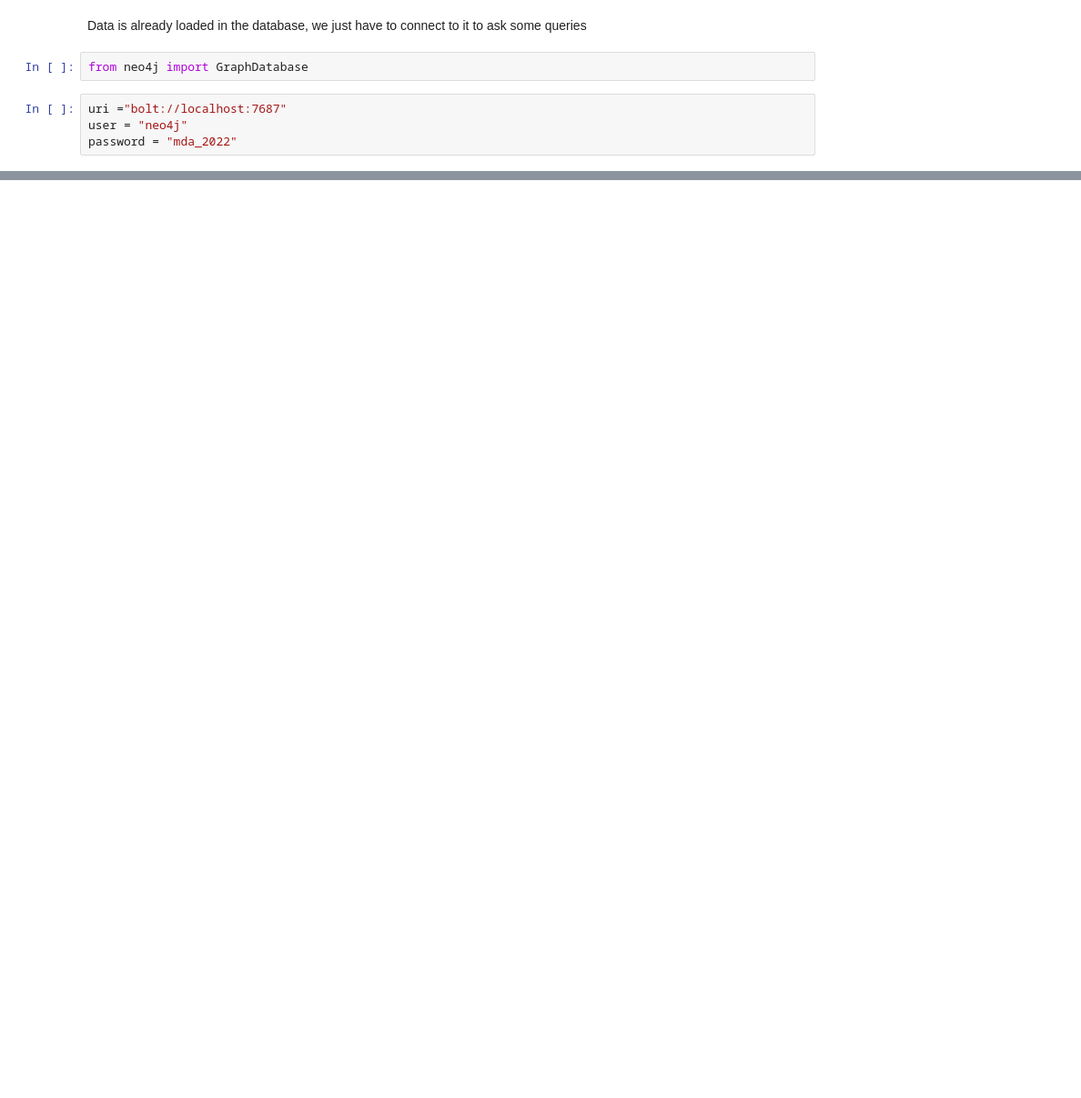
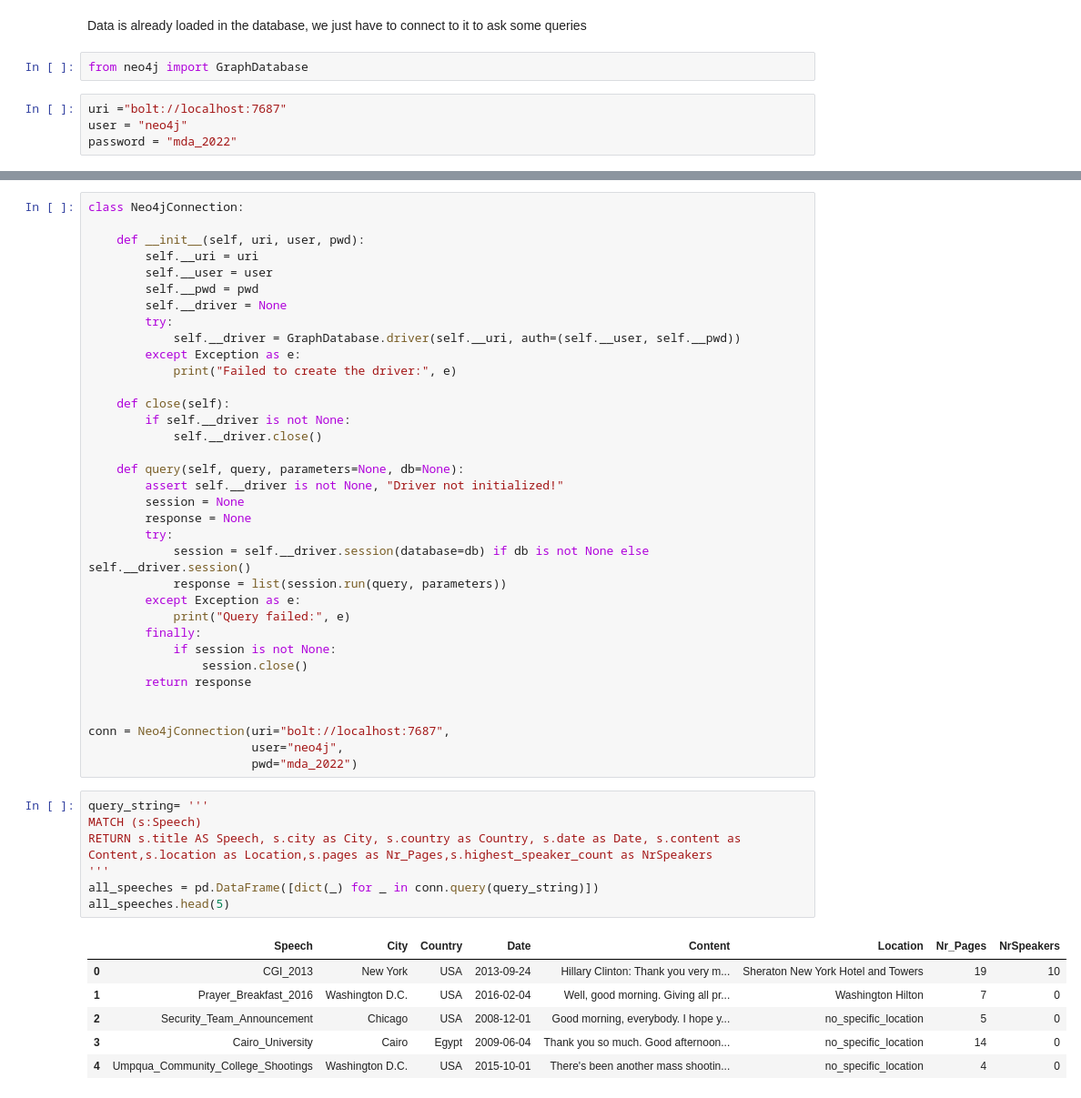
Before and after one commit to jfsalcedo10/mda-kuwait, a Jupyter notebook: notebooks/Neo4J.ipynb, the cells around one changed output, grey strips where cells are left out. Shown at 91% size. Saved outputs shown, nothing was run; the diff lists cells and outputs as text; blank space fills up the shorter version.

```diff
--- a/notebooks/Neo4J.ipynb
+++ b/notebooks/Neo4J.ipynb
@@ -73,0 +52,49 @@ pd.DataFrame(names)
+# %%
+class Neo4jConnection:
+
+    def __init__(self, uri, user, pwd):
+        self.__uri = uri
+        self.__user = user
+        self.__pwd = pwd
+        self.__driver = None
+        try:
+            self.__driver = GraphDatabase.driver(self.__uri, auth=(self.__user, self.__pwd))
+        except Exception as e:
+            print("Failed to create the driver:", e)
+
+    def close(self):
+        if self.__driver is not None:
+            self.__driver.close()
+
+    def query(self, query, parameters=None, db=None):
+        assert self.__driver is not None, "Driver not initialized!"
+        session = None
+        response = None
+        try:
+            session = self.__driver.session(database=db) if db is not None else self.__driver.session()
+            response = list(session.run(query, parameters))
+        except Exception as e:
+            print("Query failed:", e)
+        finally:
+            if session is not None:
+                session.close()
+        return response
+
+
+conn = Neo4jConnection(uri="bolt://localhost:7687",
+                       user="neo4j",
+                       pwd="mda_2022")
+# %%
+query_string= '''
+MATCH (s:Speech)
+RETURN s.title AS Speech, s.city as City, s.country as Country, s.date as Date, s.content as Content,s.location as Location,s.pages as Nr_Pages,s.highest_speaker_count as NrSpeakers
+'''
+all_speeches = pd.DataFrame([dict(_) for _ in conn.query(query_string)])
+all_speeches.head(5)
+# %% [output]
+|  | Speech | City | Country | Date | Content | Location | Nr_Pages | NrSpeakers |
+| 0 | CGI_2013 | New York | USA | 2013-09-24 | Hillary Clinton: Thank you very m... | Sheraton New York Hotel and Towers | 19 | 10 |
+| 1 | Prayer_Breakfast_2016 | Washington D.C. | USA | 2016-02-04 | Well, good morning. Giving all pr... | Washington Hilton | 7 | 0 |
+| 2 | Security_Team_Announcement | Chicago | USA | 2008-12-01 | Good morning, everybody. I hope y... | no_specific_location | 5 | 0 |
+| 3 | Cairo_University | Cairo | Egypt | 2009-06-04 | Thank you so much. Good afternoon... | no_specific_location | 14 | 0 |
+| 4 | Umpqua_Community_College_Shootings | Washington D.C. | USA | 2015-10-01 | There's been another mass shootin... | no_specific_location | 4 | 0 |
```
Also changed, not shown: parts of 8 cells of this notebook.
